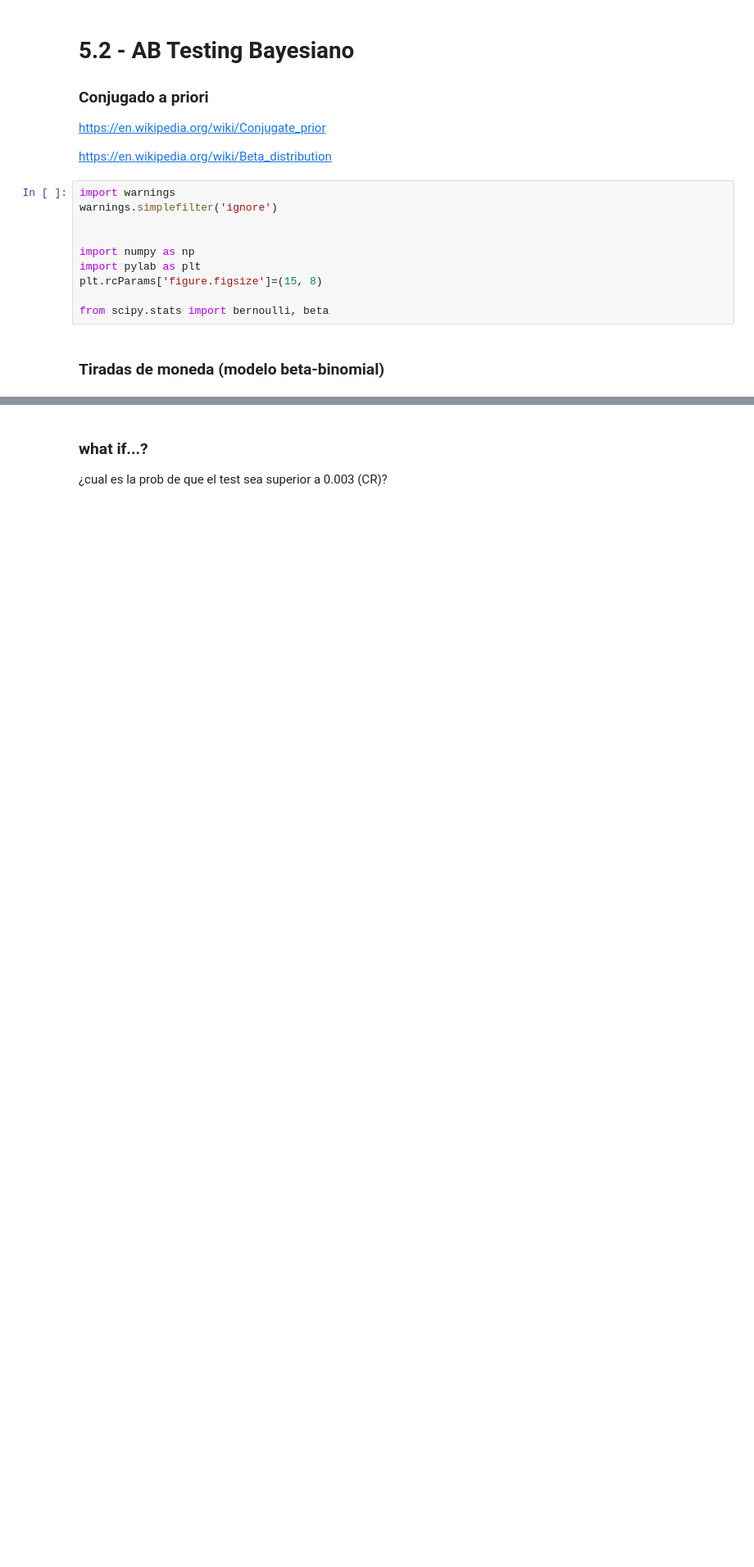
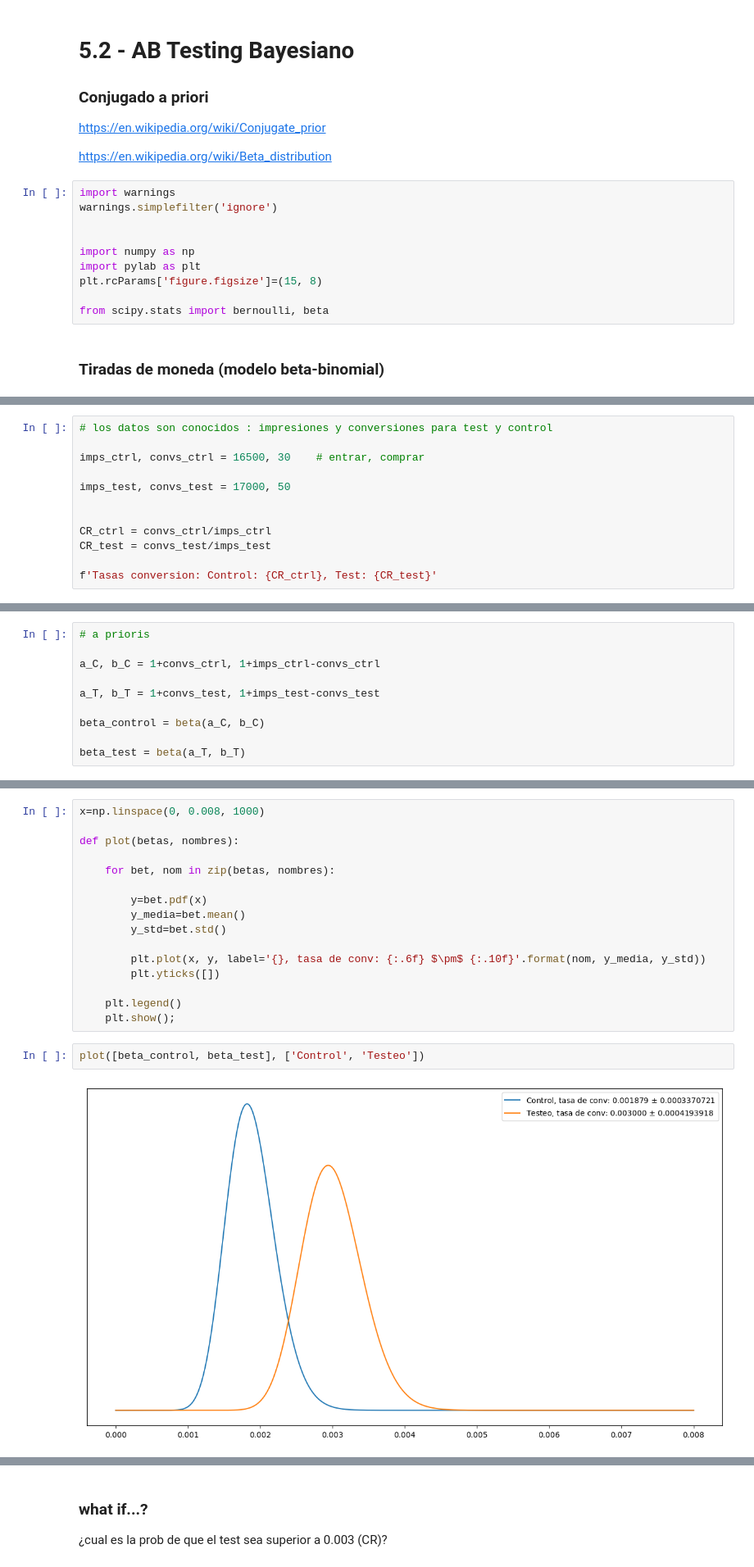
Before and after one commit to Ironhack-Data-Madrid-Abril-2023/apuntes_clase, a Jupyter notebook: semana_6/5.2 - AB Testing Bayesiano.ipynb, the cells around one changed output, grey strips where cells are left out. Shown: that part at 82% size. Drawn from its saved outputs; the diff is of its cells as text; blank space fills up the shorter version.

```diff
--- a/semana_6/5.2 - AB Testing Bayesiano.ipynb
+++ b/semana_6/5.2 - AB Testing Bayesiano.ipynb
@@ -52,0 +53,12 @@ plt.show();         # se plotea
+# %%
+# los datos son conocidos : impresiones y conversiones para test y control
+
+imps_ctrl, convs_ctrl = 16500, 30    # entrar, comprar
+
+imps_test, convs_test = 17000, 50
+
+
+CR_ctrl = convs_ctrl/imps_ctrl
+CR_test = convs_test/imps_test
+
+f'Tasas conversion: Control: {CR_ctrl}, Test: {CR_test}'
@@ -52,0 +67,10 @@ plt.show();         # se plotea
+# %%
+# a prioris
+
+a_C, b_C = 1+convs_ctrl, 1+imps_ctrl-convs_ctrl
+
+a_T, b_T = 1+convs_test, 1+imps_test-convs_test
+
+beta_control = beta(a_C, b_C)
+
+beta_test = beta(a_T, b_T)
@@ -52,0 +81,20 @@ plt.show();         # se plotea
+# %%
+x=np.linspace(0, 0.008, 1000)
+
+def plot(betas, nombres):
+
+    for bet, nom in zip(betas, nombres):
+
+        y=bet.pdf(x)
+        y_media=bet.mean()
+        y_std=bet.std()
+
+        plt.plot(x, y, label='{}, tasa de conv: {:.6f} $\pm$ {:.10f}'.format(nom, y_media, y_std))
+        plt.yticks([])
+
+    plt.legend()
+    plt.show();
+# %%
+plot([beta_control, beta_test], ['Control', 'Testeo'])
+# %% [output]
+[figure, added]
```
Also changed, not shown: parts of 9 cells of this notebook.
